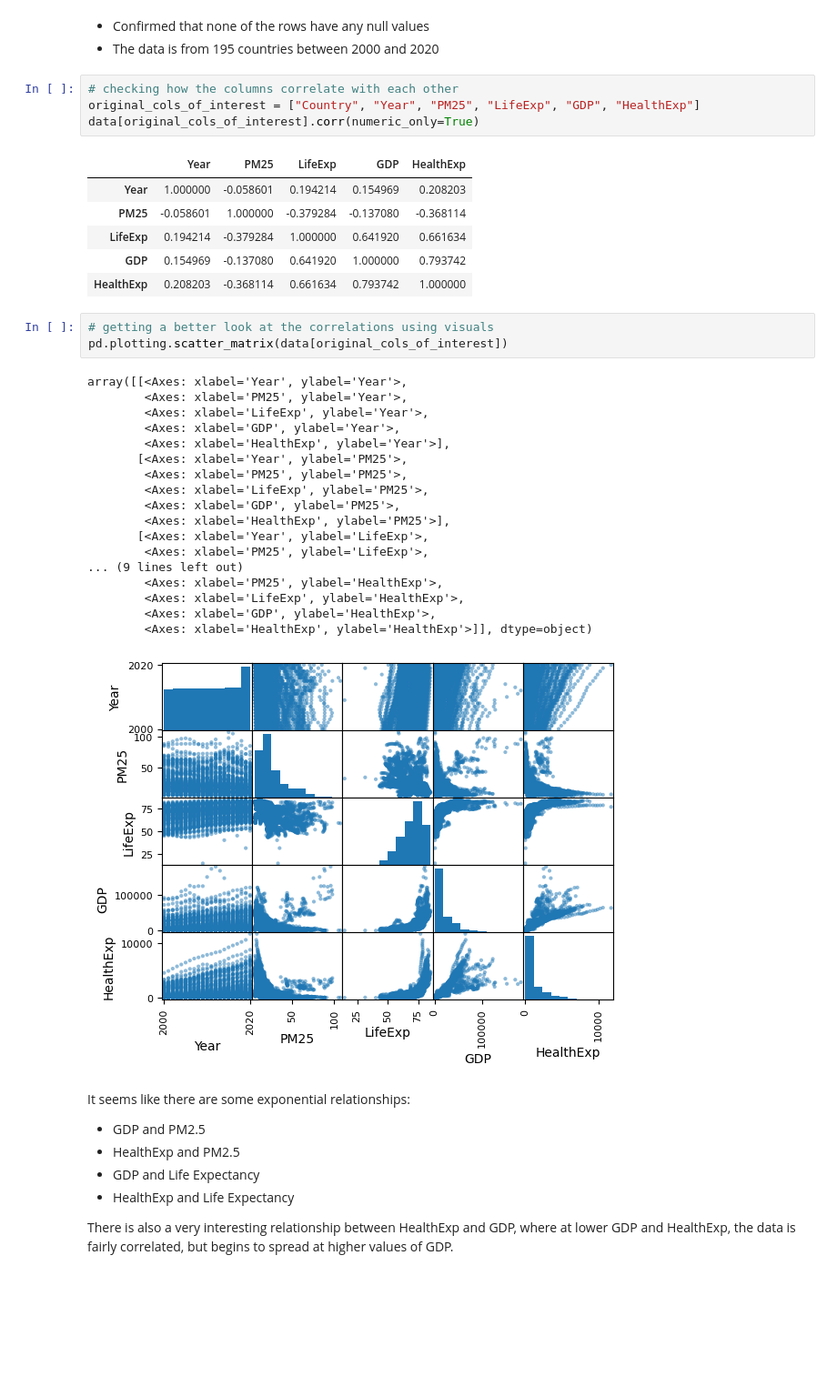
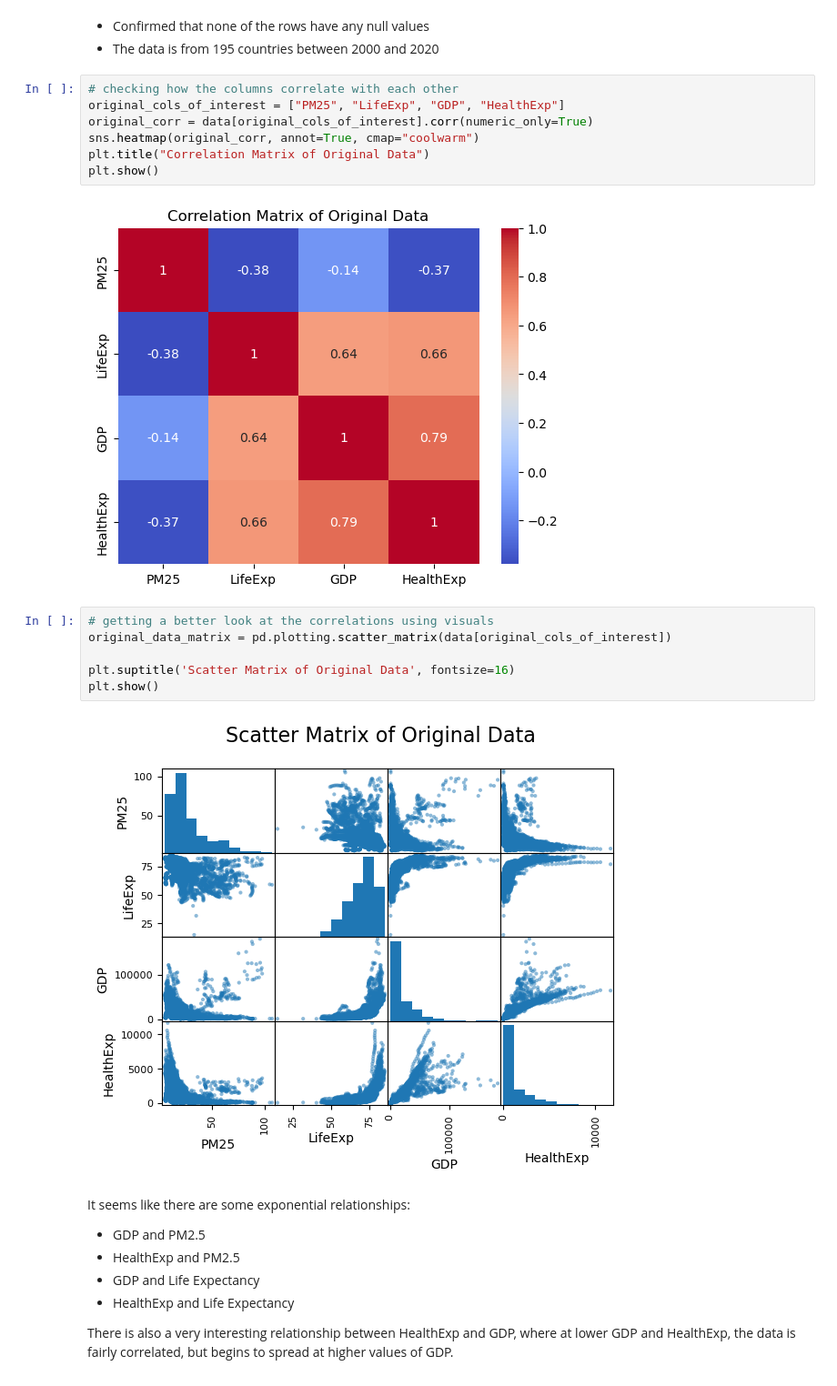
Before and after one commit to Gskakar/Mini_Project_195, a Jupyter notebook: 195_EDA.ipynb, the cells around one changed output. Shown at 91% size. Drawn from its saved outputs; the diff is of its cells as text; blank space fills up the shorter version.

```diff
--- a/195_EDA.ipynb
+++ b/195_EDA.ipynb
@@ -74,37 +75,21 @@ data.describe()
 * The data is from 195 countries between 2000 and 2020
 # %%
 # checking how the columns correlate with each other
-original_cols_of_interest = ["Country", "Year", "PM25", "LifeExp", "GDP", "HealthExp"]
-data[original_cols_of_interest].corr(numeric_only=True)
+original_cols_of_interest = ["PM25", "LifeExp", "GDP", "HealthExp"]
+original_corr = data[original_cols_of_interest].corr(numeric_only=True)
+sns.heatmap(original_corr, annot=True, cmap="coolwarm")
+plt.title("Correlation Matrix of Original Data")
+plt.show()
 # %% [output]
-|  | Year | PM25 | LifeExp | GDP | HealthExp |
-| Year | 1.000000 | -0.058601 | 0.194214 | 0.154969 | 0.208203 |
-| PM25 | -0.058601 | 1.000000 | -0.379284 | -0.137080 | -0.368114 |
-| LifeExp | 0.194214 | -0.379284 | 1.000000 | 0.641920 | 0.661634 |
-| GDP | 0.154969 | -0.137080 | 0.641920 | 1.000000 | 0.793742 |
-| HealthExp | 0.208203 | -0.368114 | 0.661634 | 0.793742 | 1.000000 |
+[figure, added]
 # %%
 # getting a better look at the correlations using visuals
-pd.plotting.scatter_matrix(data[original_cols_of_interest])
+original_data_matrix = pd.plotting.scatter_matrix(data[original_cols_of_interest])
+
+plt.suptitle('Scatter Matrix of Original Data', fontsize=16)
+plt.show()
 # %% [output]
-array([[<Axes: xlabel='Year', ylabel='Year'>,
-        <Axes: xlabel='PM25', ylabel='Year'>,
-        <Axes: xlabel='LifeExp', ylabel='Year'>,
-        <Axes: xlabel='GDP', ylabel='Year'>,
-        <Axes: xlabel='HealthExp', ylabel='Year'>],
-       [<Axes: xlabel='Year', ylabel='PM25'>,
-        <Axes: xlabel='PM25', ylabel='PM25'>,
-        <Axes: xlabel='LifeExp', ylabel='PM25'>,
-        <Axes: xlabel='GDP', ylabel='PM25'>,
-        <Axes: xlabel='HealthExp', ylabel='PM25'>],
-       [<Axes: xlabel='Year', ylabel='LifeExp'>,
-        <Axes: xlabel='PM25', ylabel='LifeExp'>,
-... (9 lines left out)
-        <Axes: xlabel='PM25', ylabel='HealthExp'>,
-        <Axes: xlabel='LifeExp', ylabel='HealthExp'>,
-        <Axes: xlabel='GDP', ylabel='HealthExp'>,
-        <Axes: xlabel='HealthExp', ylabel='HealthExp'>]], dtype=object)
-[figure, old version]
+[figure, new version]
 # %% [markdown]
 It seems like there are some exponential relationships:
 * GDP and PM2.5
```
Also changed, not shown: parts of 15 cells of this notebook.
